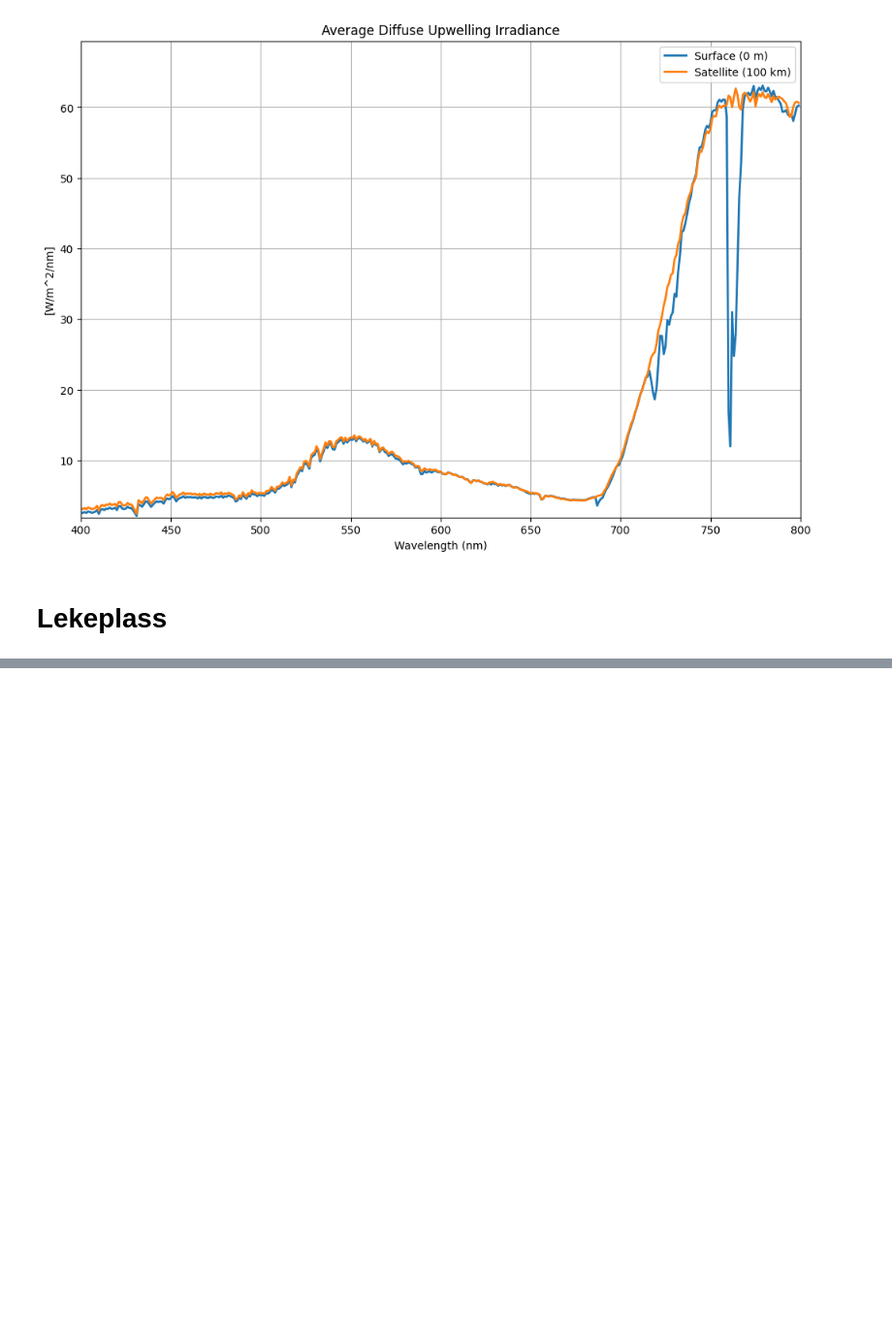
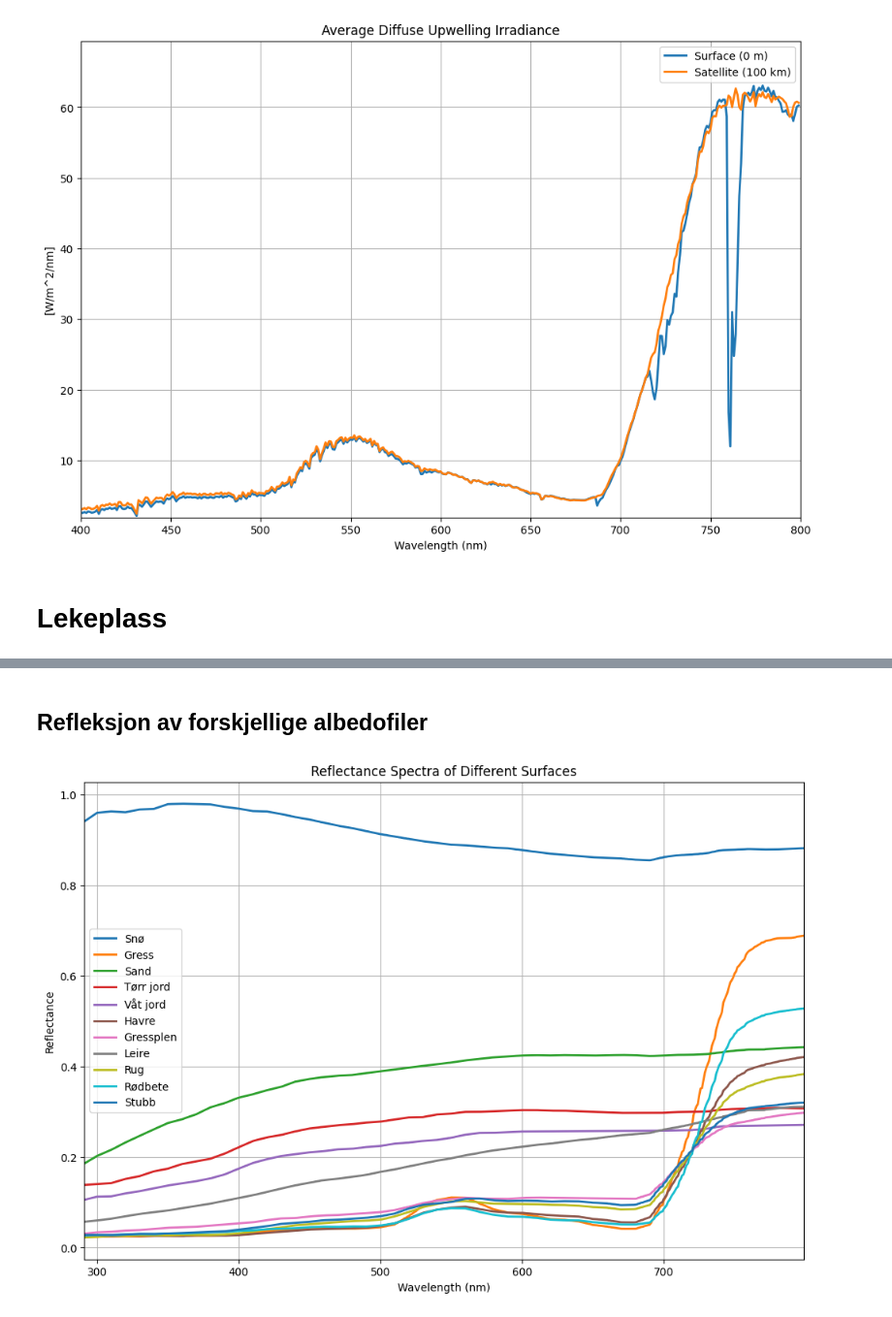
Before and after one commit to SkaugJr/TTK4265-OptiskFjernmaaling, a Jupyter notebook: Prosjekt2/RTM.ipynb, the cells around one changed output, grey strips where cells are left out. Shown at 97% size. Cells and saved outputs as stored; diff of their text form; code cells hidden in the pictures; blank space fills up the shorter version.

```diff
--- a/Prosjekt2/RTM.ipynb
+++ b/Prosjekt2/RTM.ipynb
@@ -517,0 +523,66 @@ plt.show()
+# %% [markdown]
+## Refleksjon av forskjellige albedofiler
+# %%
+# TOA, sza = 30 degrees, phi0 = 0 degrees
+
+sno2 = parse_uvspec_output('Data/sno2.OUT')
+sno2['reflectance'] = sno2['eup'] / sno2['edir']
+
+sno5 = parse_uvspec_output('Data/sno5.OUT')
+sno5['reflectance'] = sno5['eup'] / sno5['edir']
+
+gras = parse_uvspec_output('Data/gras.OUT')
+gras['reflectance'] = gras['eup'] / gras['edir']
+
+sand = parse_uvspec_output('Data/sand.OUT')
+sand['reflectance'] = sand['eup'] / sand['edir']
+
+cdry = parse_uvspec_output('Data/cdry.OUT')
+cdry['reflectance'] = cdry['eup'] / cdry['edir']
+
+cwet = parse_uvspec_output('Data/cwet.OUT')
+cwet['reflectance'] = cwet['eup'] / cwet['edir']
+
+oat = parse_uvspec_output('Data/oat.OUT')
+oat['reflectance'] = oat['eup'] / oat['edir']
+
+lawn = parse_uvspec_output('Data/lawn.OUT')
+lawn['reflectance'] = lawn['eup'] / lawn['edir']
+
+loam = parse_uvspec_output('Data/loam.OUT')
+loam['reflectance'] = loam['eup'] / loam['edir']
+
+rye = parse_uvspec_output('Data/rye.OUT')
+rye['reflectance'] = rye['eup'] / rye['edir']
+
+beet = parse_uvspec_output('Data/beet.OUT')
+beet['reflectance'] = beet['eup'] / beet['edir']
+
+stub = parse_uvspec_output('Data/stub.OUT')
+stub['reflectance'] = stub['eup'] / stub['edir']
+
+
+plt.figure(figsize=(12, 8))
+
+plt.plot(sno2['lambda'], sno2['reflectance'], label='Snø', linewidth=2)
+plt.plot(gras['lambda'], gras['reflectance'], label='Gress', linewidth=2)
+plt.plot(sand['lambda'], sand['reflectance'], label='Sand', linewidth=2)
+plt.plot(cdry['lambda'], cdry['reflectance'], label='Tørr jord', linewidth=2)
+plt.plot(cwet['lambda'], cwet['reflectance'], label='Våt jord', linewidth=2)
+plt.plot(oat['lambda'], oat['reflectance'], label='Havre', linewidth=2)
+plt.plot(lawn['lambda'], lawn['reflectance'], label='Gressplen', linewidth=2)
+plt.plot(loam['lambda'], loam['reflectance'], label='Leire', linewidth=2)
+plt.plot(rye['lambda'], rye['reflectance'], label='Rug', linewidth=2)
+plt.plot(beet['lambda'], beet['reflectance'], label='Rødbete', linewidth=2)
+plt.plot(stub['lambda'], stub['reflectance'], label='Stubb', linewidth=2)
+
+plt.xlabel('Wavelength (nm)')
+plt.ylabel('Reflectance')
+plt.title('Reflectance Spectra of Different Surfaces')
+plt.legend()
+plt.xlim(291, 799)
+
+plt.grid(True)
+plt.show()
+# %% [output]
+[figure, added]
```
Also changed, not shown: parts of 2 cells of this notebook, 16 other files.
